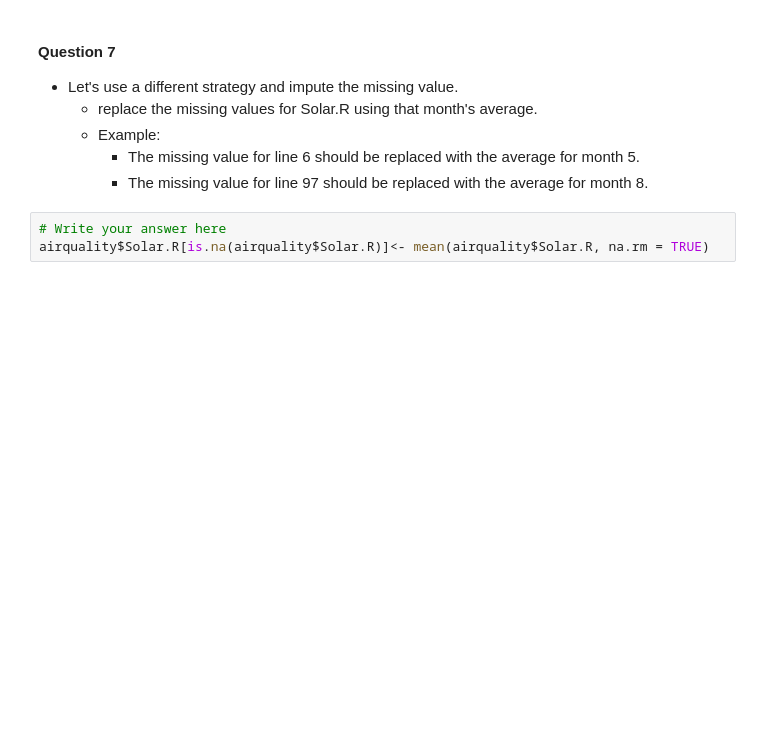
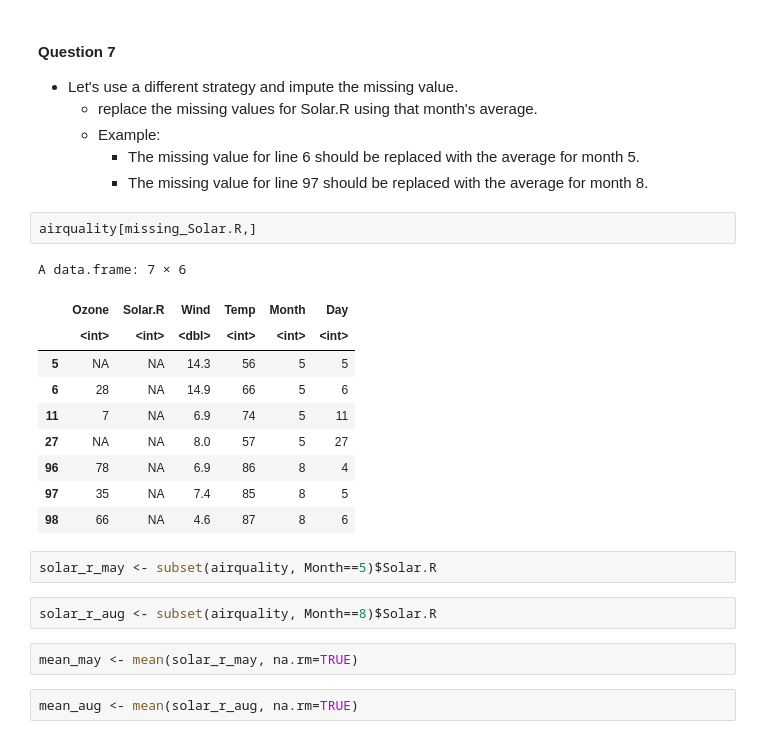
Before and after one commit to davism808/OCN682, a Jupyter notebook: 2_data_structures_intro/data_structures_in_r.ipynb, the cells around one changed output. Cells and saved outputs as stored; diff of their text form; blank space fills up the shorter version.

```diff
--- a/2_data_structures_intro/data_structures_in_r.ipynb
+++ b/2_data_structures_intro/data_structures_in_r.ipynb
@@ -134,6 +153,24 @@ airquality_no_na <- data.frame(airquality_no_na)
   * Example:
     * The missing value for line 6 should be replaced with the average for month 5.
     * The missing value for line 97 should be replaced with the average for month 8.
-# %%
-# Write your answer here
-airquality$Solar.R[is.na(airquality$Solar.R)]<- mean(airquality$Solar.R, na.rm = TRUE)
+# %%
+airquality[missing_Solar.R,]
+# %% [output]
+A data.frame: 7 × 6
+|  | Ozone | Solar.R | Wind | Temp | Month | Day |
+|  | <int> | <int> | <dbl> | <int> | <int> | <int> |
+| 5 | NA | NA | 14.3 | 56 | 5 | 5 |
+| 6 | 28 | NA | 14.9 | 66 | 5 | 6 |
+| 11 | 7 | NA | 6.9 | 74 | 5 | 11 |
+| 27 | NA | NA | 8.0 | 57 | 5 | 27 |
+| 96 | 78 | NA | 6.9 | 86 | 8 | 4 |
+| 97 | 35 | NA | 7.4 | 85 | 8 | 5 |
+| 98 | 66 | NA | 4.6 | 87 | 8 | 6 |
+# %%
+solar_r_may <- subset(airquality, Month==5)$Solar.R
+# %%
+solar_r_aug <- subset(airquality, Month==8)$Solar.R
+# %%
+mean_may <- mean(solar_r_may, na.rm=TRUE)
+# %%
+mean_aug <- mean(solar_r_aug, na.rm=TRUE)
```
Also changed, not shown: parts of 4 cells of this notebook, 1 other file.
